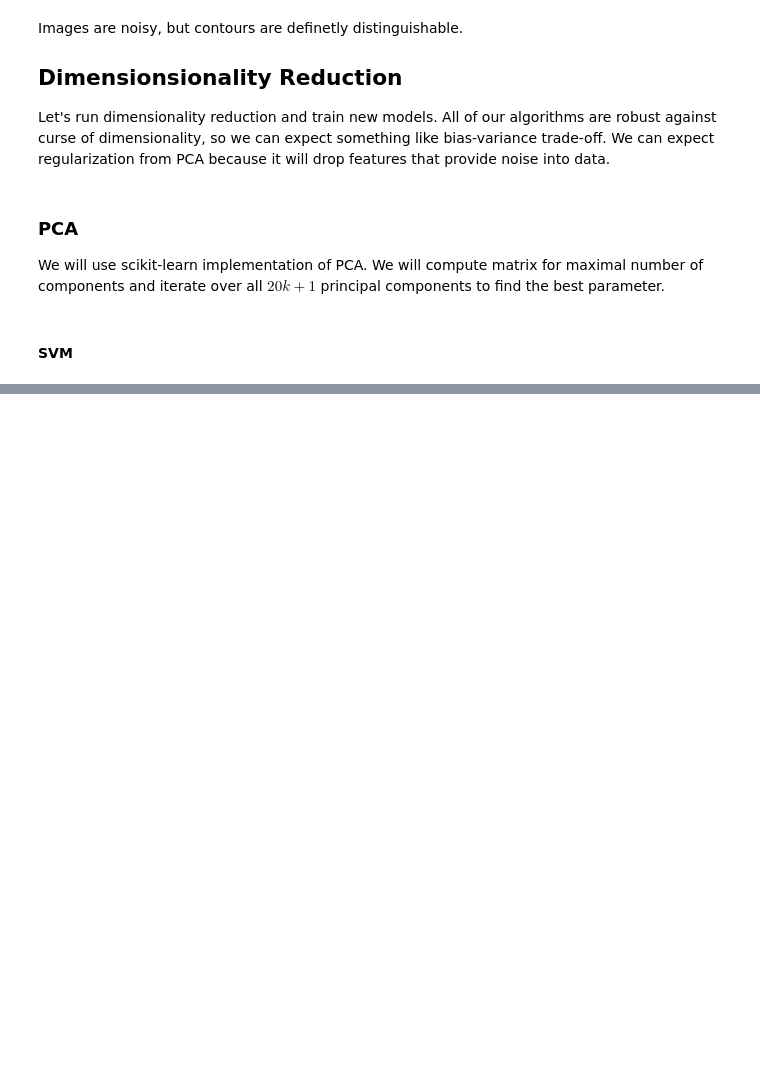
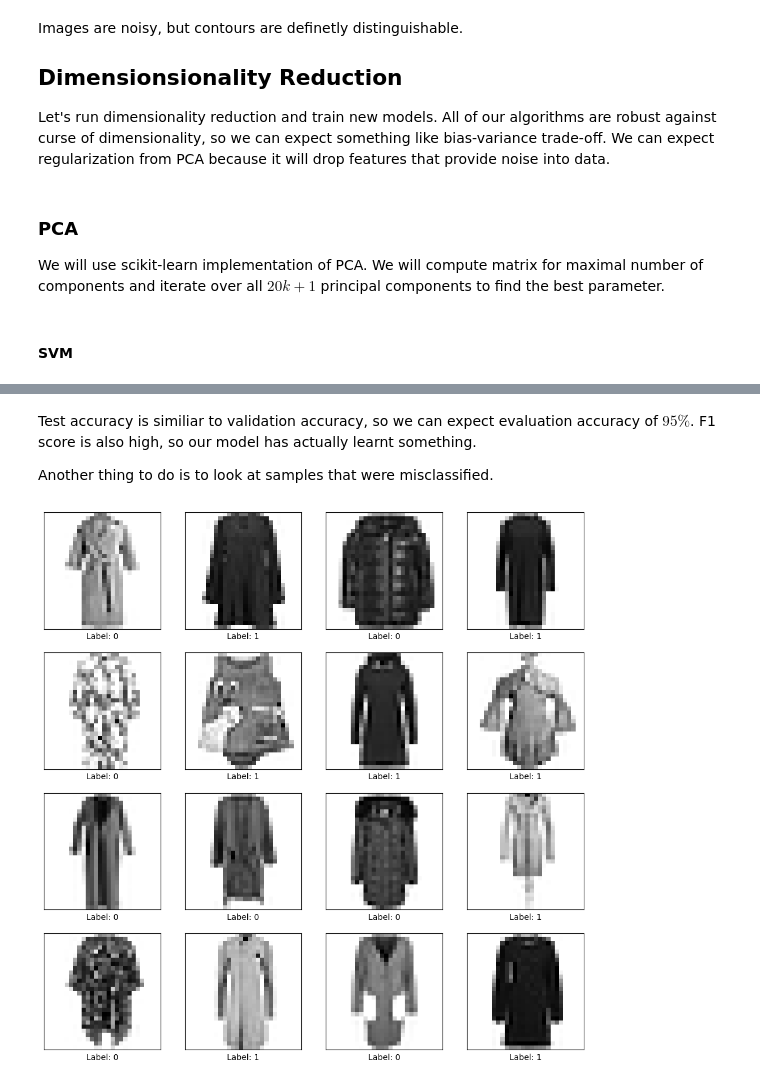
Before and after one commit to ZhigaMason/University, a Jupyter notebook: 01/homework_01_B242.ipynb, the cells around one changed output, grey strips where cells are left out. Cells and saved outputs as stored; diff of their text form; code cells hidden in the pictures; blank space fills up the shorter version.

```diff
--- a/01/homework_01_B242.ipynb
+++ b/01/homework_01_B242.ipynb
@@ -621,0 +666,3 @@ Ellipsis
+# %%
+scores = pd.DataFrame(scores, columns=['val_acc', 'train_acc', 'model', 'hyper_parameters']).sort_values('val_acc', ascending=False).reset_index(drop=True)
+scores
@@ -621,0 +690,6 @@ Ellipsis
+# %%
+hp = scores.iat[1, 3]
+n_comp = hp.pop('n_comp')
+
+print(f'Number of principal components: {n_comp}')
+print(f'SVM hyperparamters:             {hp}')
@@ -621,0 +699,6 @@ Ellipsis
+# %%
+model = pipeline(
+    PCA(n_comp ,random_state=RND_SEED),
+    SVC(**hp, random_state=RND_SEED)
+)
+model
@@ -621,0 +709,22 @@ Ellipsis
+# %%
+from sklearn.metrics import f1_score
+
+X = pd.concat([Xtrain, Xval])
+y = pd.concat([ytrain, yval])
+
+model.fit(X, y)
+tr_pred = model.predict(X)
+tr_acc = accuracy_score(y, tr_pred)
+tr_f1  = f1_score(y, tr_pred)
+print(f"Training accuracy: {tr_acc:.3f}")
+print(f"Training F1:       {tr_f1:.3f}\n")
+
+
+test_pred = model.predict(Xtest)
+test_acc = accuracy_score(ytest, test_pred)
+test_f1  = f1_score(ytest, test_pred)
+
+print(f"Test accuracy: {test_acc:.3f}")
+print(f"Test F1:       {test_f1:.3f}\n")
+
+print(f"Number of support vectors: {len(model[-1].support_)}")
@@ -621,0 +739,10 @@ Ellipsis
+# %% [markdown]
+Test accuracy is similiar to validation accuracy, so we can expect evaluation accuracy of $95\%$. F1 score is also high, so our model has actually learnt something.
+
+Another thing to do is to look at samples that were misclassified.
+# %%
+idx = ytest != test_pred
+
+display_gallery(Xtest[idx], ytest[idx])
+# %% [output]
+[figure, added]
```
Also changed, not shown: parts of 49 cells of this notebook, 1 other file.
